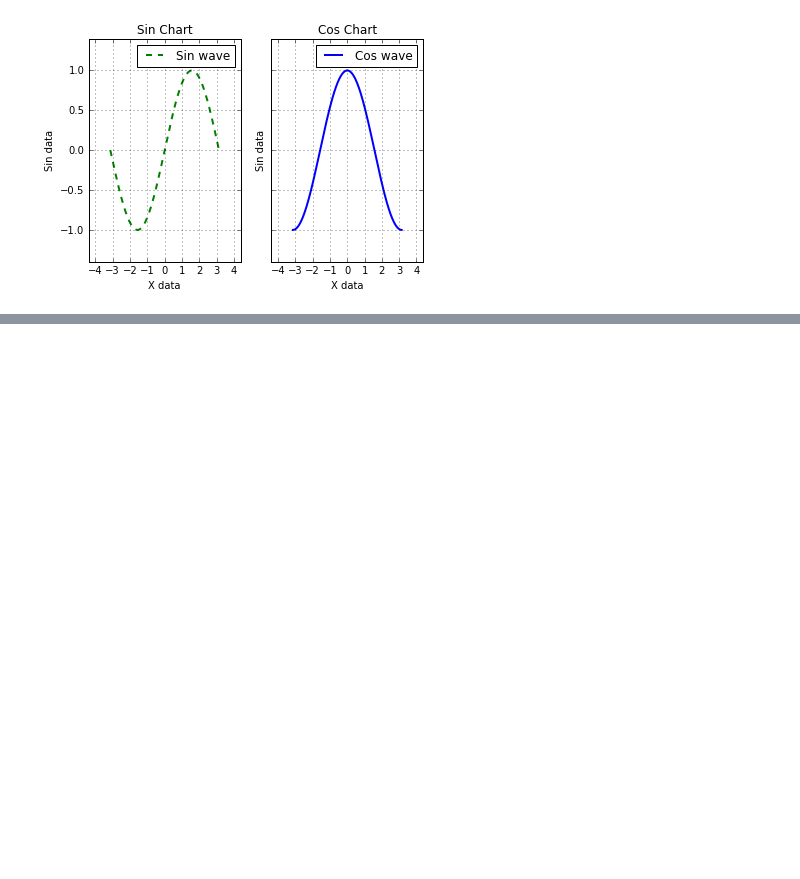
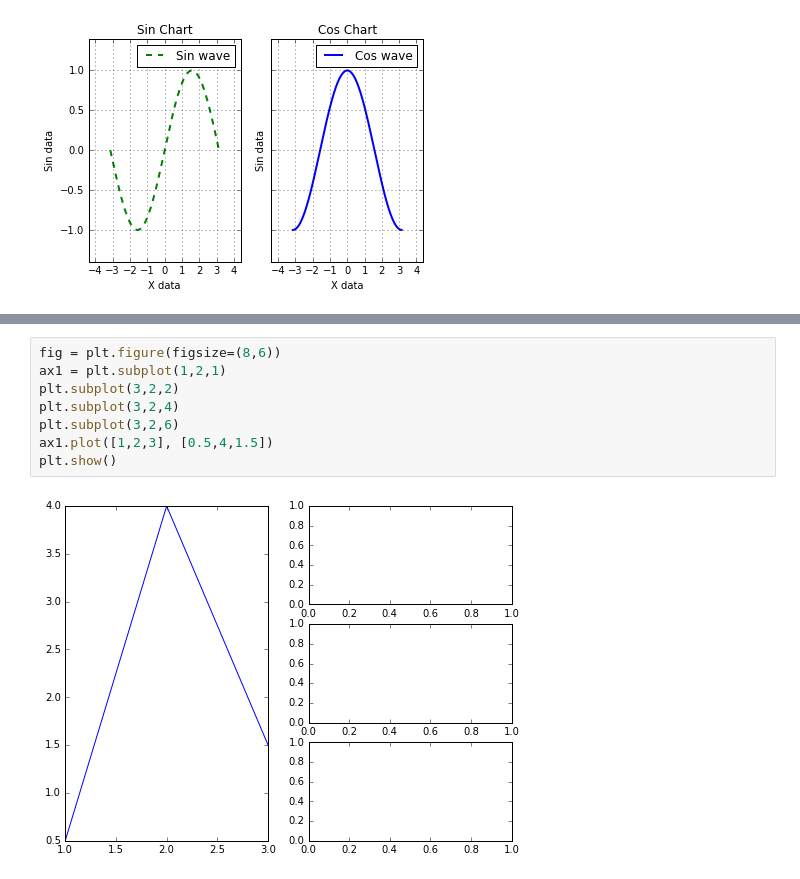
Before and after one commit to atulsingh0/MachineLearning, a Jupyter notebook: scikit-learn/MatPlotLib_03.ipynb, the cells around one changed output, grey strips where cells are left out. Drawn from its saved outputs; the diff is of its cells as text; blank space fills up the shorter version.

```diff
--- a/scikit-learn/MatPlotLib_03.ipynb
+++ b/scikit-learn/MatPlotLib_03.ipynb
@@ -193,0 +203,10 @@ ax2.set_title("Cos Chart")
+# %%
+fig = plt.figure(figsize=(8,6))
+ax1 = plt.subplot(1,2,1)
+plt.subplot(3,2,2)
+plt.subplot(3,2,4)
+plt.subplot(3,2,6)
+ax1.plot([1,2,3], [0.5,4,1.5])
+plt.show()
+# %% [output]
+[figure, added]
```
Also changed, not shown: parts of 11 cells of this notebook, 6 other files.
